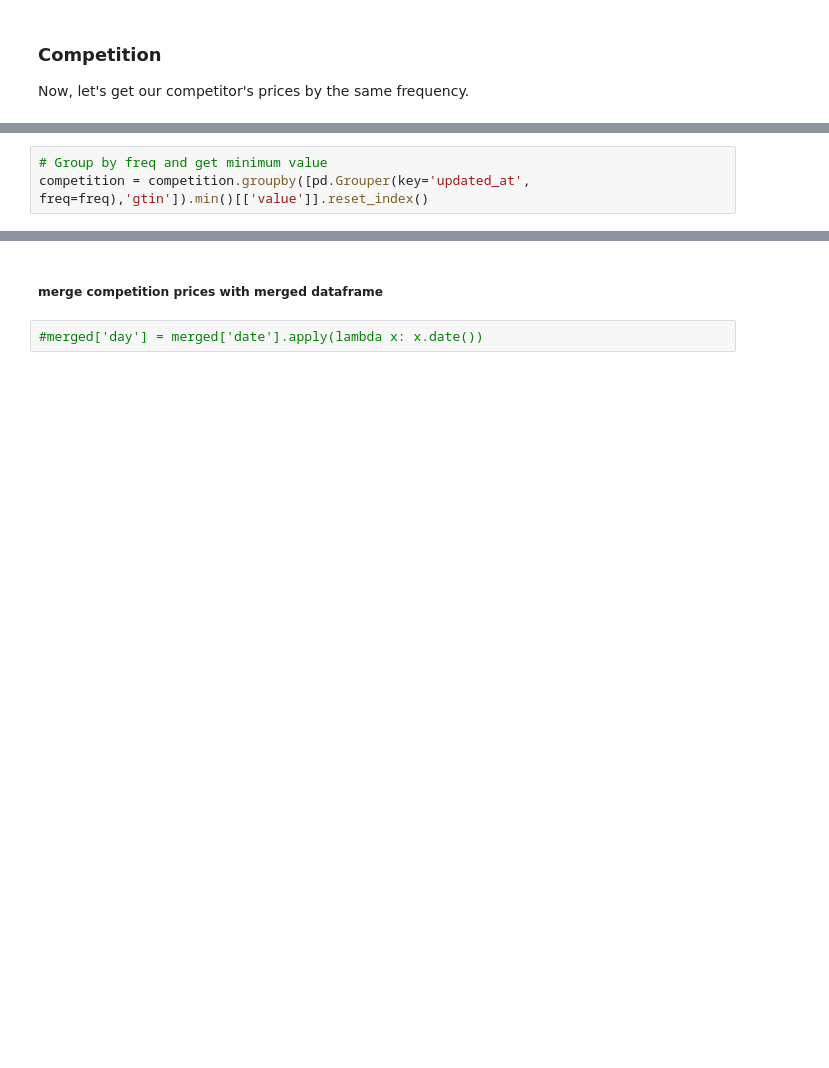
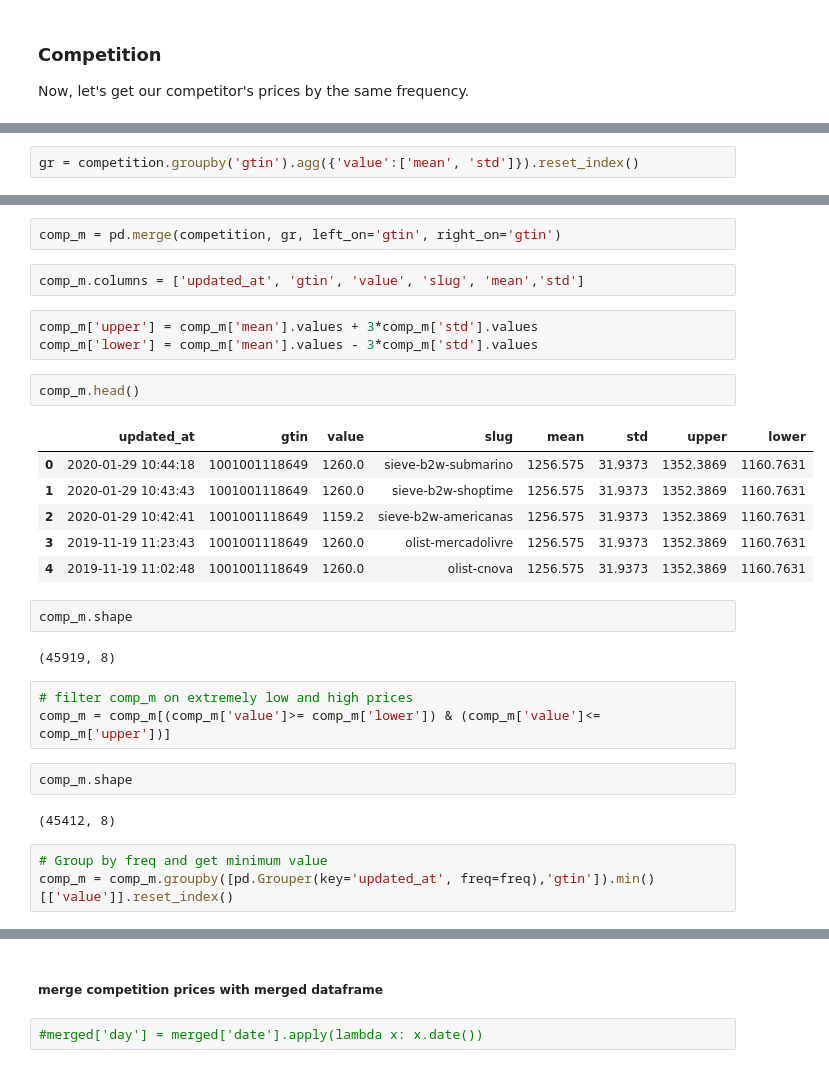
Before and after one commit to ds4a-team4/ETLs, a Jupyter notebook: ETL/ETL-Copy1.ipynb, the cells around one changed output, grey strips where cells are left out. Drawn from its saved outputs; the diff is of its cells as text; blank space fills up the shorter version.

```diff
--- a/ETL/ETL-Copy1.ipynb
+++ b/ETL/ETL-Copy1.ipynb
@@ -255,0 +209,2 @@ competition = competition[(competition['value']>= mean-3*std) & (competition['va
+# %%
+gr = competition.groupby('gtin').agg({'value':['mean', 'std']}).reset_index()
@@ -256,4 +221,31 @@ competition = competition[(competition['value']>= mean-3*std) & (competition['va
+# %%
+comp_m = pd.merge(competition, gr, left_on='gtin', right_on='gtin')
+# %%
+comp_m.columns = ['updated_at', 'gtin', 'value', 'slug', 'mean','std']
+# %%
+comp_m['upper'] = comp_m['mean'].values + 3*comp_m['std'].values
+comp_m['lower'] = comp_m['mean'].values - 3*comp_m['std'].values
+# %%
+comp_m.head()
+# %% [output]
+|  | updated_at | gtin | value | slug | mean | std | upper | lower |
+| 0 | 2020-01-29 10:44:18 | 1001001118649 | 1260.0 | sieve-b2w-submarino | 1256.575 | 31.9373 | 1352.3869 | 1160.7631 |
+| 1 | 2020-01-29 10:43:43 | 1001001118649 | 1260.0 | sieve-b2w-shoptime | 1256.575 | 31.9373 | 1352.3869 | 1160.7631 |
+| 2 | 2020-01-29 10:42:41 | 1001001118649 | 1159.2 | sieve-b2w-americanas | 1256.575 | 31.9373 | 1352.3869 | 1160.7631 |
+| 3 | 2019-11-19 11:23:43 | 1001001118649 | 1260.0 | olist-mercadolivre | 1256.575 | 31.9373 | 1352.3869 | 1160.7631 |
+| 4 | 2019-11-19 11:02:48 | 1001001118649 | 1260.0 | olist-cnova | 1256.575 | 31.9373 | 1352.3869 | 1160.7631 |
+# %%
+comp_m.shape
+# %% [output]
+(45919, 8)
+# %%
+# filter comp_m on extremely low and high prices
+comp_m = comp_m[(comp_m['value']>= comp_m['lower']) & (comp_m['value']<= comp_m['upper'])]
+# %%
+comp_m.shape
+# %% [output]
+(45412, 8)
 # %%
 # Group by freq and get minimum value
-competition = competition.groupby([pd.Grouper(key='updated_at', freq=freq),'gtin']).min()[['value']].reset_index()
+comp_m = comp_m.groupby([pd.Grouper(key='updated_at', freq=freq),'gtin']).min()[['value']].reset_index()
 # %%
```
Also changed, not shown: parts of 20 cells of this notebook, 2 other files.
